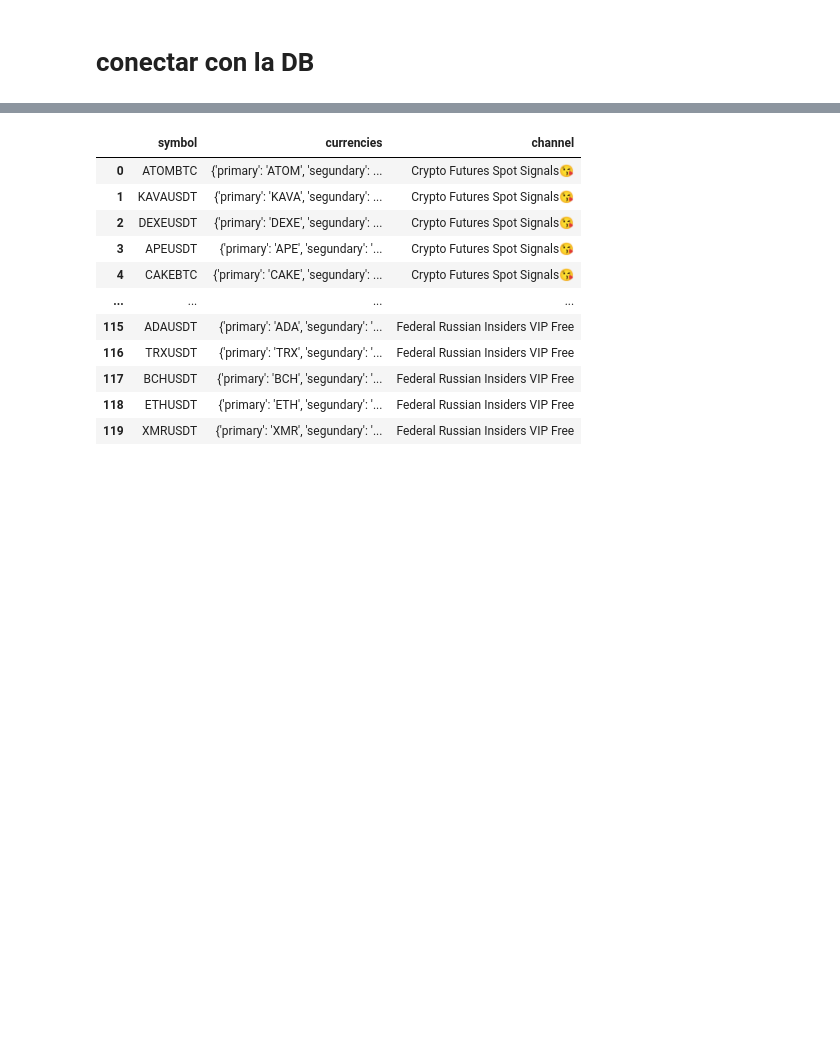
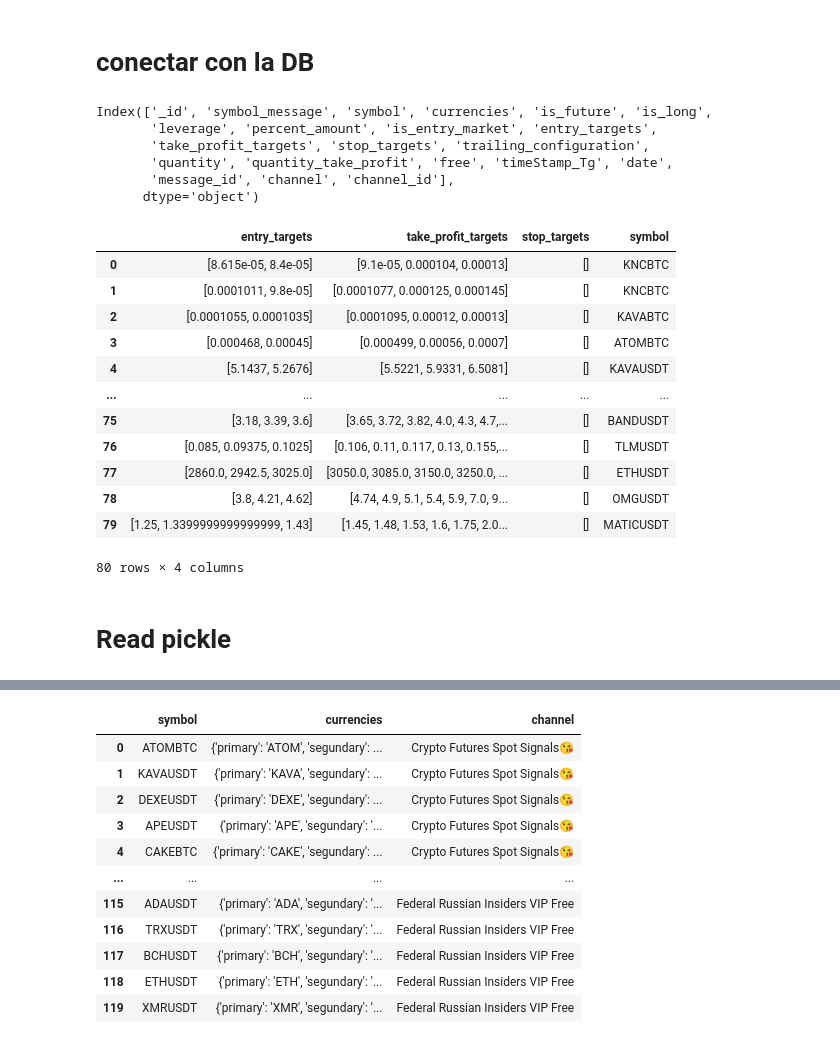
Before and after one commit to joankenobi/analisis_de_datos_copy_trading, a Jupyter notebook: Proyecto/notebooks/analisis_de_datos_prueba.ipynb, the cells around one changed output, grey strips where cells are left out. Saved outputs shown, nothing was run; the diff lists cells and outputs as text; code cells hidden in the pictures; blank space fills up the shorter version.

```diff
--- a/Proyecto/notebooks/analisis_de_datos_prueba.ipynb
+++ b/Proyecto/notebooks/analisis_de_datos_prueba.ipynb
@@ -8,9 +8,46 @@ import matplotlib.pyplot as plt
 #import binance
 from datetime import datetime
 from dateutil import parser
-pd.options.display.float_format="{:,.1f}".format
+#pd.options.display.float_format="{:,.1f}".format
+# %% [markdown]
+# conectar con la DB
+# %%
+client = MongoClient('localhost', 27017)
+db=client["back_prueba"]
+#db.drop_collection()
+data= db.signals.find()
+list_data = list(data)
+# %%
+df = pd.DataFrame(list_data)
+df.columns
+# %% [output]
+Index(['_id', 'symbol_message', 'symbol', 'currencies', 'is_future', 'is_long',
+       'leverage', 'percent_amount', 'is_entry_market', 'entry_targets',
+       'take_profit_targets', 'stop_targets', 'trailing_configuration',
+       'quantity', 'quantity_take_profit', 'free', 'timeStamp_Tg', 'date',
+       'message_id', 'channel', 'channel_id'],
+      dtype='object')
+# %%
+mask=df["symbol"]=="KAVAUSDT"
+df.loc[:,['entry_targets',
+        'take_profit_targets',
+        'stop_targets','symbol']]
+# %% [output]
+|  | entry_targets | take_profit_targets | stop_targets | symbol |
+| 0 | [8.615e-05, 8.4e-05] | [9.1e-05, 0.000104, 0.00013] | [] | KNCBTC |
+| 1 | [0.0001011, 9.8e-05] | [0.0001077, 0.000125, 0.000145] | [] | KNCBTC |
+| 2 | [0.0001055, 0.0001035] | [0.0001095, 0.00012, 0.00013] | [] | KAVABTC |
+| 3 | [0.000468, 0.00045] | [0.000499, 0.00056, 0.0007] | [] | ATOMBTC |
+| 4 | [5.1437, 5.2676] | [5.5221, 5.9331, 6.5081] | [] | KAVAUSDT |
+| ... | ... | ... | ... | ... |
+| 75 | [3.18, 3.39, 3.6] | [3.65, 3.72, 3.82, 4.0, 4.3, 4.7,... | [] | BANDUSDT |
+| 76 | [0.085, 0.09375, 0.1025] | [0.106, 0.11, 0.117, 0.13, 0.155,... | [] | TLMUSDT |
+| 77 | [2860.0, 2942.5, 3025.0] | [3050.0, 3085.0, 3150.0, 3250.0, ... | [] | ETHUSDT |
+| 78 | [3.8, 4.21, 4.62] | [4.74, 4.9, 5.1, 5.4, 5.9, 7.0, 9... | [] | OMGUSDT |
+| 79 | [1.25, 1.3399999999999999, 1.43] | [1.45, 1.48, 1.53, 1.6, 1.75, 2.0... | [] | MATICUSDT |
+80 rows × 4 columns
+# %% [markdown]
+# Read pickle
 # %%
 #df_sygnal_data = pd.read_csv("sygnals_operations.csv")
 df_sygnal_data:pd.DataFrame = pd.read_pickle("sygnals_operations.pickle")
-# %% [markdown]
-# conectar con la DB
```
Also changed, not shown: parts of 12 cells of this notebook, 7 other files.
